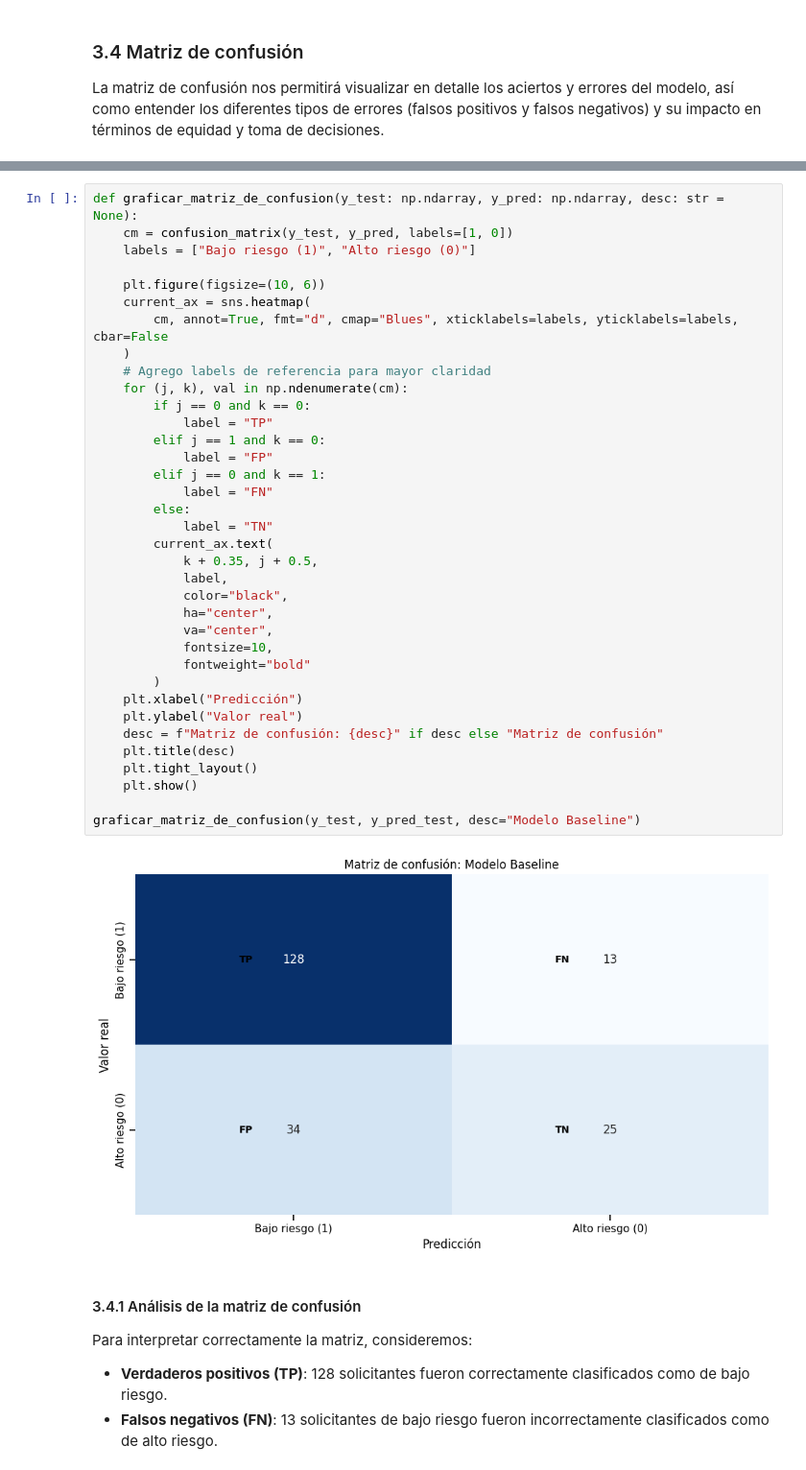
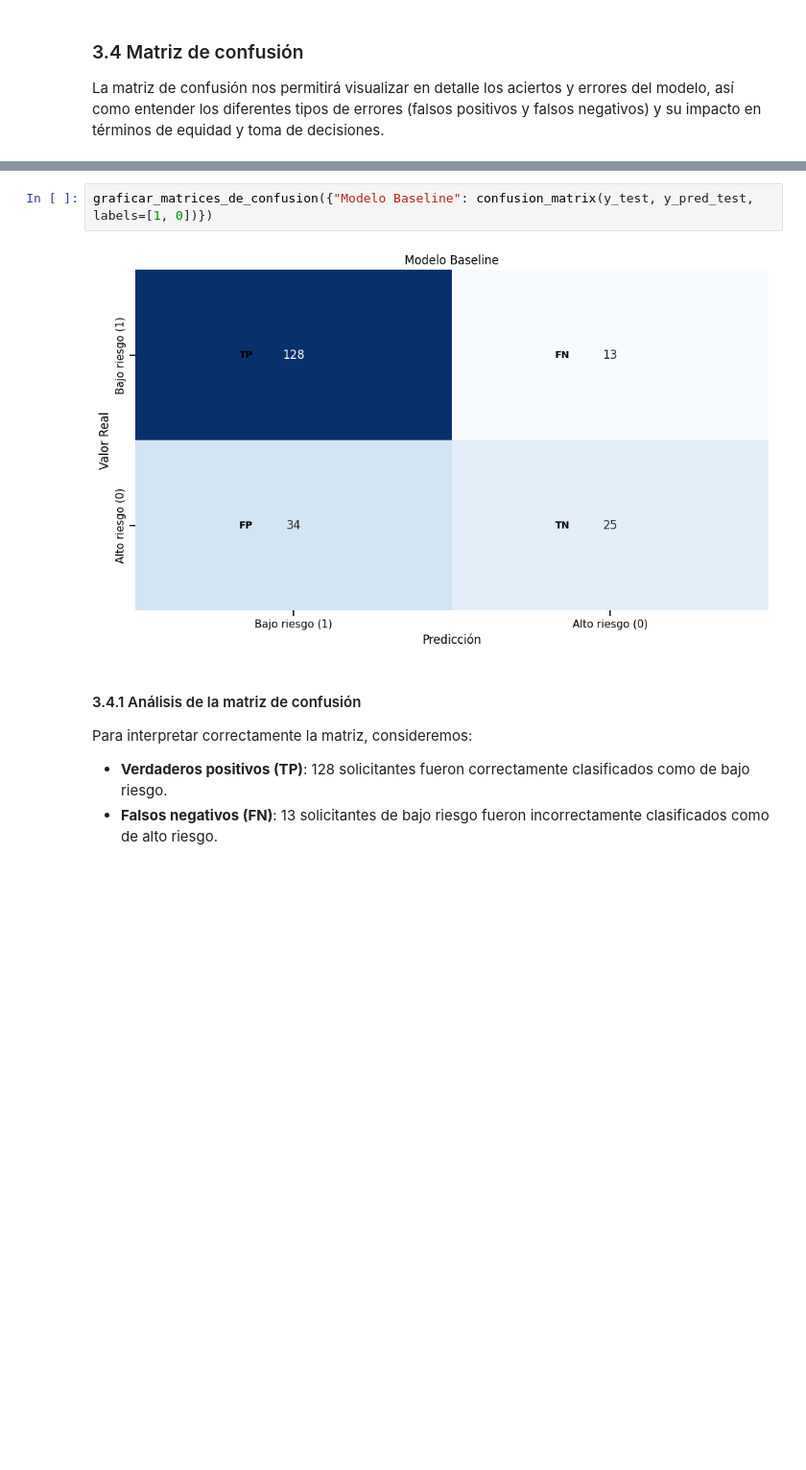
Before and after one commit to Gerardo1909/tpfinal_equidad, a Jupyter notebook: tp_final_fairness_ML/notebooks/main.ipynb, the cells around one changed output, grey strips where cells are left out. Shown at 96% size. Drawn from its saved outputs; the diff is of its cells as text; blank space fills up the shorter version.

```diff
--- a/tp_final_fairness_ML/notebooks/main.ipynb
+++ b/tp_final_fairness_ML/notebooks/main.ipynb
@@ -939,41 +993,7 @@ impacto en términos de equidad y toma de decisiones.
 # %%
-def graficar_matriz_de_confusion(y_test: np.ndarray, y_pred: np.ndarray, desc: str = None):
-    cm = confusion_matrix(y_test, y_pred, labels=[1, 0])
-    labels = ["Bajo riesgo (1)", "Alto riesgo (0)"]
-
-    plt.figure(figsize=(10, 6))
-    current_ax = sns.heatmap(
-        cm, annot=True, fmt="d", cmap="Blues", xticklabels=labels, yticklabels=labels, cbar=False
-    )
-    # Agrego labels de referencia para mayor claridad
-    for (j, k), val in np.ndenumerate(cm):
-        if j == 0 and k == 0:
-            label = "TP"
-        elif j == 1 and k == 0:
-            label = "FP"
-        elif j == 0 and k == 1:
-            label = "FN"
-        else:
-            label = "TN"
-        current_ax.text(
-            k + 0.35, j + 0.5,
-            label,
-            color="black",
-            ha="center",
-            va="center",
-            fontsize=10,
-            fontweight="bold"
-        )
-    plt.xlabel("Predicción")
-    plt.ylabel("Valor real")
-    desc = f"Matriz de confusión: {desc}" if desc else "Matriz de confusión"
-    plt.title(desc)
-    plt.tight_layout()
-    plt.show()
-
-graficar_matriz_de_confusion(y_test, y_pred_test, desc="Modelo Baseline")
+graficar_matrices_de_confusion({"Modelo Baseline": confusion_matrix(y_test, y_pred_test, labels=[1, 0])})
 # %% [output]
-[figure, old version]
+[figure, new version]
 # %% [markdown]
 #### 3.4.1 Análisis de la matriz de confusión
 
```
Also changed, not shown: parts of 12 cells of this notebook.
